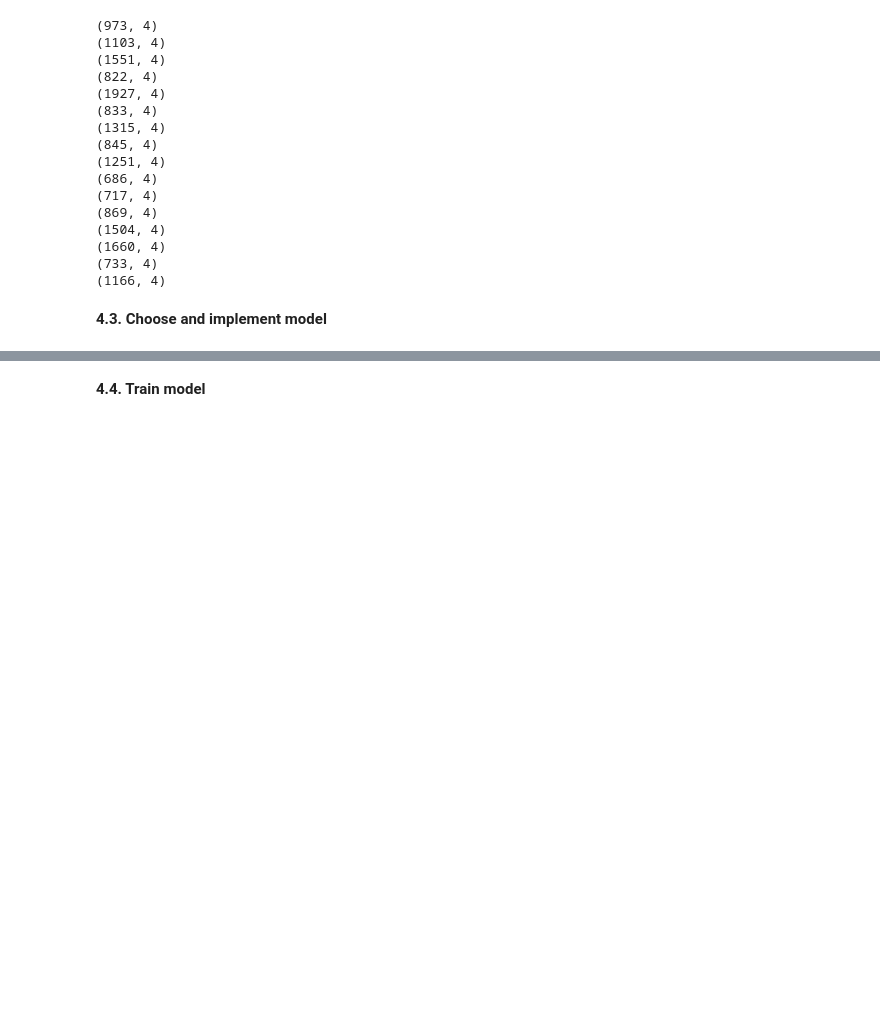
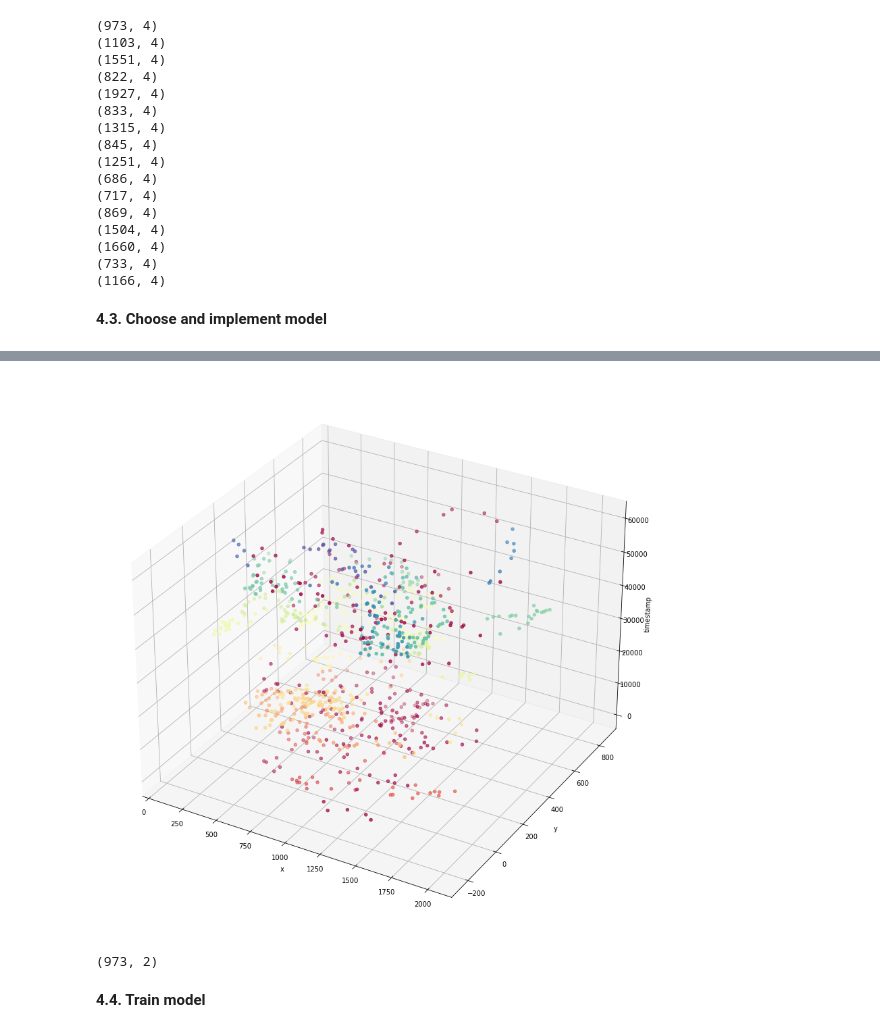
Before and after one commit to Adsata/Fixation-Clustering, a Jupyter notebook: testing/day1_benjamin.ipynb, the cells around one changed output, grey strips where cells are left out. Cells and saved outputs as stored; diff of their text form; code cells hidden in the pictures; blank space fills up the shorter version.

```diff
--- a/testing/day1_benjamin.ipynb
+++ b/testing/day1_benjamin.ipynb
@@ -94,3 +121,21 @@ for i in eps:
+# %%
+import matplotlib.pyplot as plt
+from mpl_toolkits.mplot3d import Axes3D
+
+filter3d = plt.figure(figsize=(15,15)).gca(projection='3d')
+
+filter3d.scatter(X[:,1],X[:,2],X[:,0], c=y_pred, cmap=plt.cm.Spectral)
+filter3d.set_xlabel('x')
+filter3d.set_ylabel('y')
+filter3d.set_zlabel('timestamp')
+
+plt.show()
+# %% [output]
+[figure, added]
+# %%
+X.shape
+# %% [output]
+(973, 2)
 # %% [markdown]
 **4.4. Train model**
 # %% [markdown]
```
Also changed, not shown: parts of 3 cells of this notebook.
